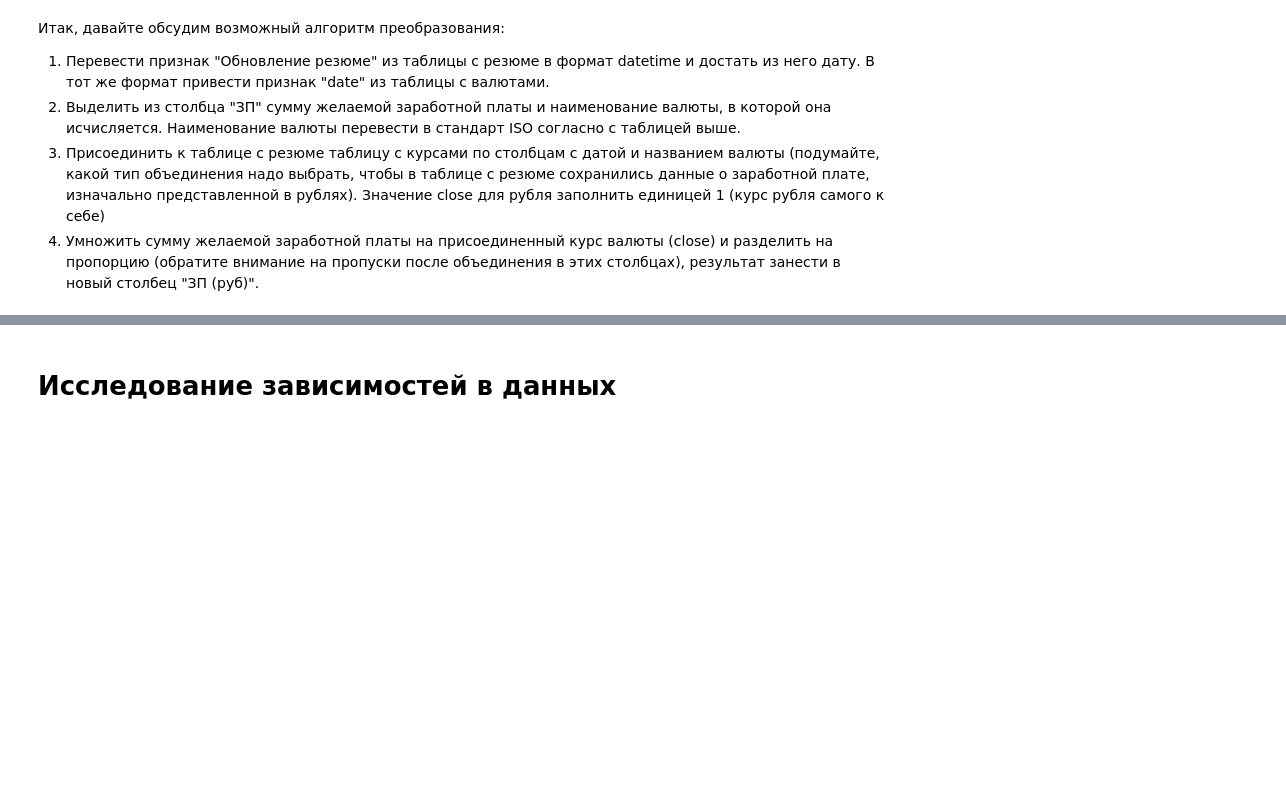
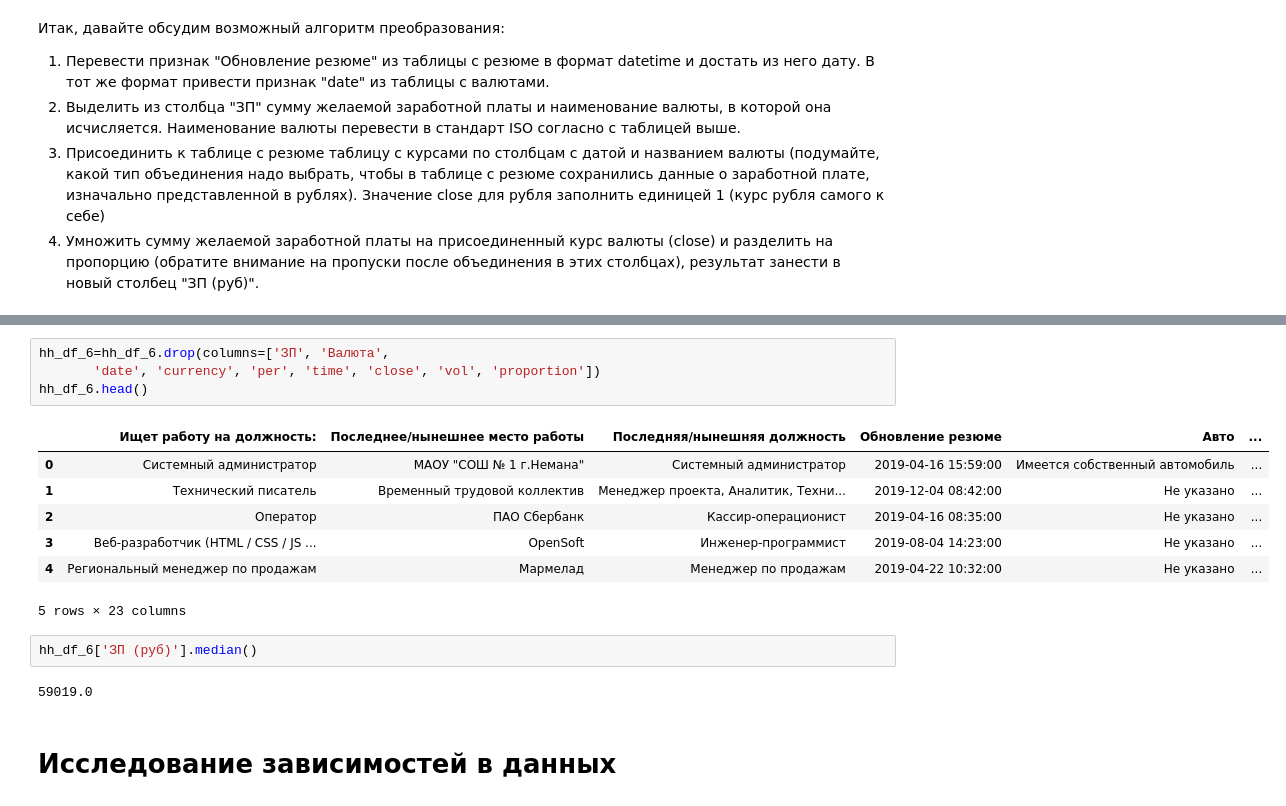
Before and after one commit to Karayushii/Skillfactory_DST, a Jupyter notebook: project_1/Ноутбук-шаблон Project 1.ipynb, the cells around one changed output, grey strips where cells are left out. Cells and saved outputs as stored; diff of their text form; blank space fills up the shorter version.

```diff
--- a/project_1/Ноутбук-шаблон Project 1.ipynb
+++ b/project_1/Ноутбук-шаблон Project 1.ipynb
@@ -407,3 +454,19 @@ Name: date, dtype: datetime64[ns]
+# %%
+hh_df_6=hh_df_6.drop(columns=['ЗП', 'Валюта',
+       'date', 'currency', 'per', 'time', 'close', 'vol', 'proportion'])
+hh_df_6.head()
+# %% [output]
+|  | Ищет работу на должность: | Последнее/нынешнее место работы | Последняя/нынешняя должность | Обновление резюме | Авто | ... |
+| 0 | Системный администратор | МАОУ "СОШ № 1 г.Немана" | Системный администратор | 2019-04-16 15:59:00 | Имеется собственный автомобиль | ... |
+| 1 | Технический писатель | Временный трудовой коллектив | Менеджер проекта, Аналитик, Техни... | 2019-12-04 08:42:00 | Не указано | ... |
+| 2 | Оператор | ПАО Сбербанк | Кассир-операционист | 2019-04-16 08:35:00 | Не указано | ... |
+| 3 | Веб-разработчик (HTML / CSS / JS ... | OpenSoft | Инженер-программист | 2019-08-04 14:23:00 | Не указано | ... |
+| 4 | Региональный менеджер по продажам | Мармелад | Менеджер по продажам | 2019-04-22 10:32:00 | Не указано | ... |
+5 rows × 23 columns
+# %%
+hh_df_6['ЗП (руб)'].median()
+# %% [output]
+59019.0
 # %% [markdown]
 # Исследование зависимостей в данных
 # %% [markdown]
```
Also changed, not shown: parts of 7 cells of this notebook, 1 other file.
